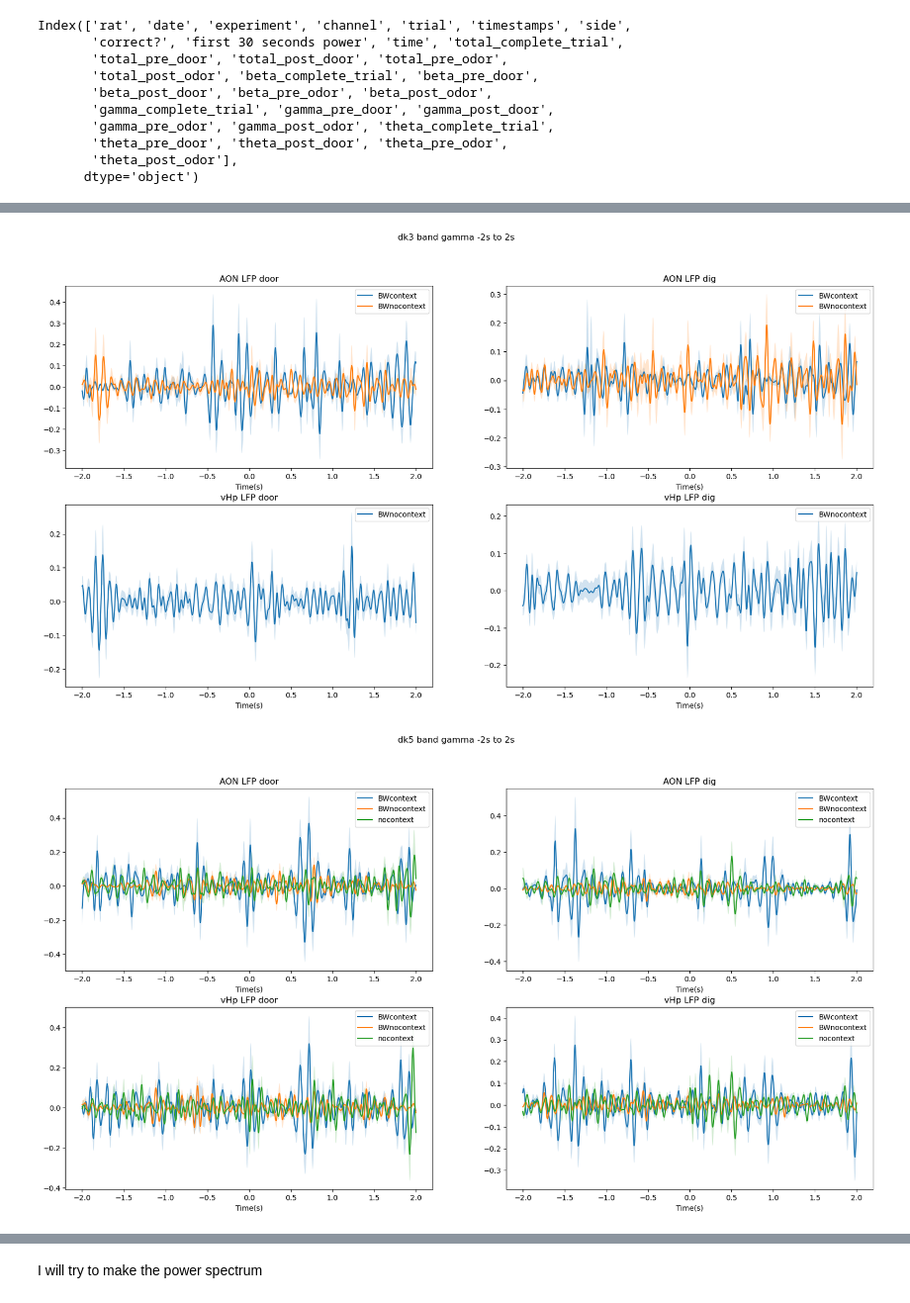
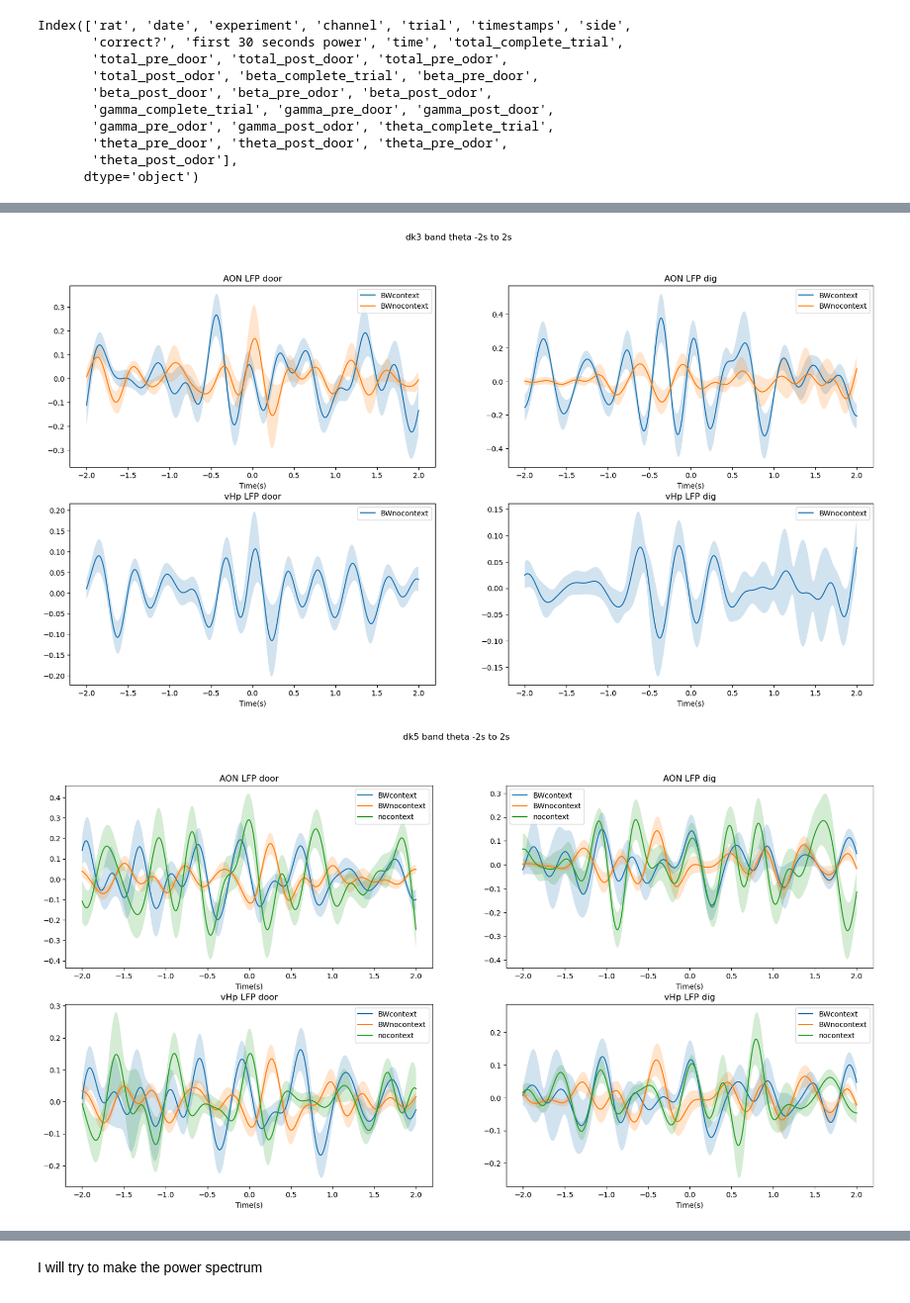
Before and after one commit to namanagrawal97/cpl_analysis_naman, a Jupyter notebook: 01_waveform_plotting.ipynb, the cells around one changed output, grey strips where cells are left out. Shown at 99% size. Drawn from its saved outputs; the diff is of its cells as text; code cells hidden in the pictures.

```diff
--- a/01_waveform_plotting.ipynb
+++ b/01_waveform_plotting.ipynb
@@ -162,7 +306,7 @@ rat_list=list(np.unique(compiled_data_all_epochs['rat']))
 window=[-2,2] #Set the window for the the waveform
 
 all_bands=['total','beta','gamma','theta']
-band='gamma' #insert the band of interest
+band='theta' #insert the band of interest
 
 #rat_list=['dk1']
 for rati in rat_list:
@@ -234,6 +378,7 @@ for rati in rat_list:
 
             ax.legend()
             ax.set_xlabel('Time(s)')
+    fig.savefig(os.path.join(savepath,f'waveform {rati} {band}'),bbox_inches='tight',dpi=300)
 # %% [output]
 ['BWcontext', 'BWnocontext', 'nocontext']
 ['LFP1_AON', 'LFP2_AON', 'LFP3_AON', 'LFP4_AON']
@@ -256,2 +401,2 @@ for rati in rat_list:
-[figure, old version]
+[figure, new version]
-[figure, old version]
+[figure, new version]
```
Also changed, not shown: parts of 5 cells of this notebook, 1 other file.
